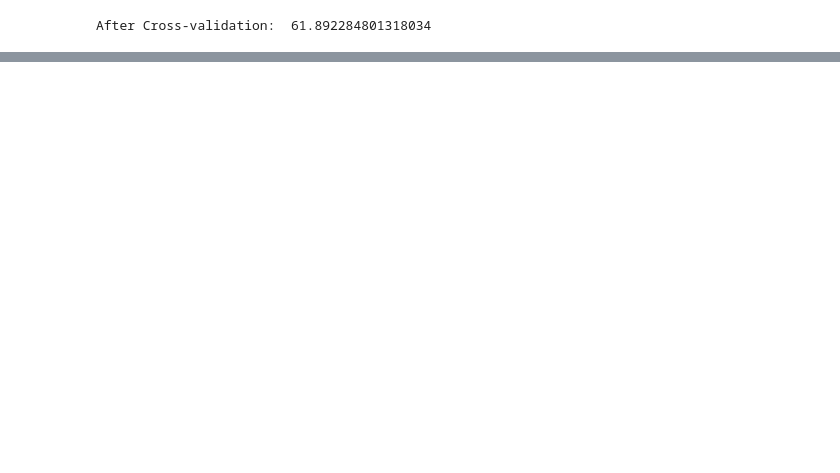
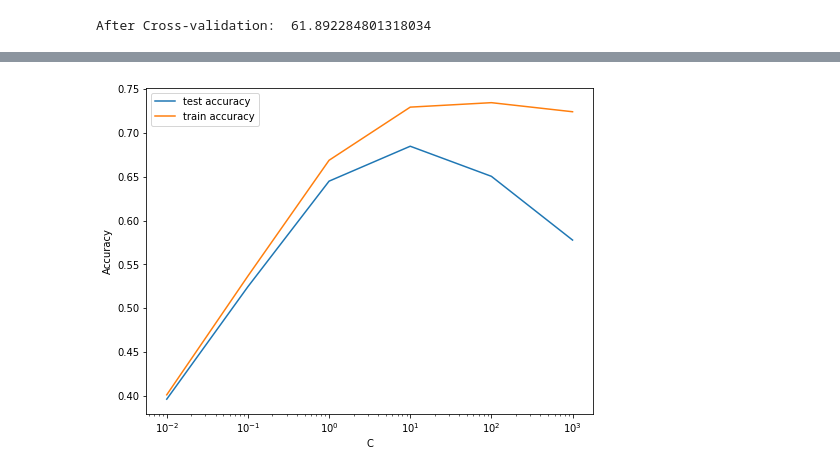
Before and after one commit to LIMON100/Rainfall-in-Bangladesh, a Jupyter notebook: Rainfall.ipynb, the cells around one changed output, grey strips where cells are left out. Cells and saved outputs as stored; diff of their text form; code cells hidden in the pictures; blank space fills up the shorter version.

```diff
--- a/Rainfall.ipynb
+++ b/Rainfall.ipynb
@@ -435,0 +438,8 @@ After Cross-validation:  61.892284801318034
+# %%
+sv = SVR()
+sv.fit(new_x_train , y_train)
+
+y_pred_svm = sv.predict(new_x_test)
+
+ac_svr = r2_score(y_test , y_pred_svm)
+print(ac_svr*100)
@@ -435,0 +448,12 @@ After Cross-validation:  61.892284801318034
+# %%
+folds = KFold(n_splits = 5, shuffle = True, random_state = 4)
+params = {"C": [0.01 , 0.1, 1, 10, 100, 1000]}
+
+model = SVR()
+
+model_cv_C = GridSearchCV(estimator = model, param_grid = params, cv = folds , verbose = 1 , return_train_score=True , n_jobs = -1)
+model_cv_C.fit(new_x_train, y_train)
+
+
+cv_results = pd.DataFrame(model_cv_C.cv_results_)
+cv_results
@@ -435,0 +472,10 @@ After Cross-validation:  61.892284801318034
+# %%
+plt.figure(figsize=(8, 6))
+plt.plot(cv_results['param_C'], cv_results['mean_test_score'])
+plt.plot(cv_results['param_C'], cv_results['mean_train_score'])
+plt.xlabel('C')
+plt.ylabel('Accuracy')
+plt.legend(['test accuracy', 'train accuracy'], loc='upper left')
+plt.xscale('log')
+# %% [output]
+[figure, added]
```
Also changed, not shown: parts of 15 cells of this notebook.
